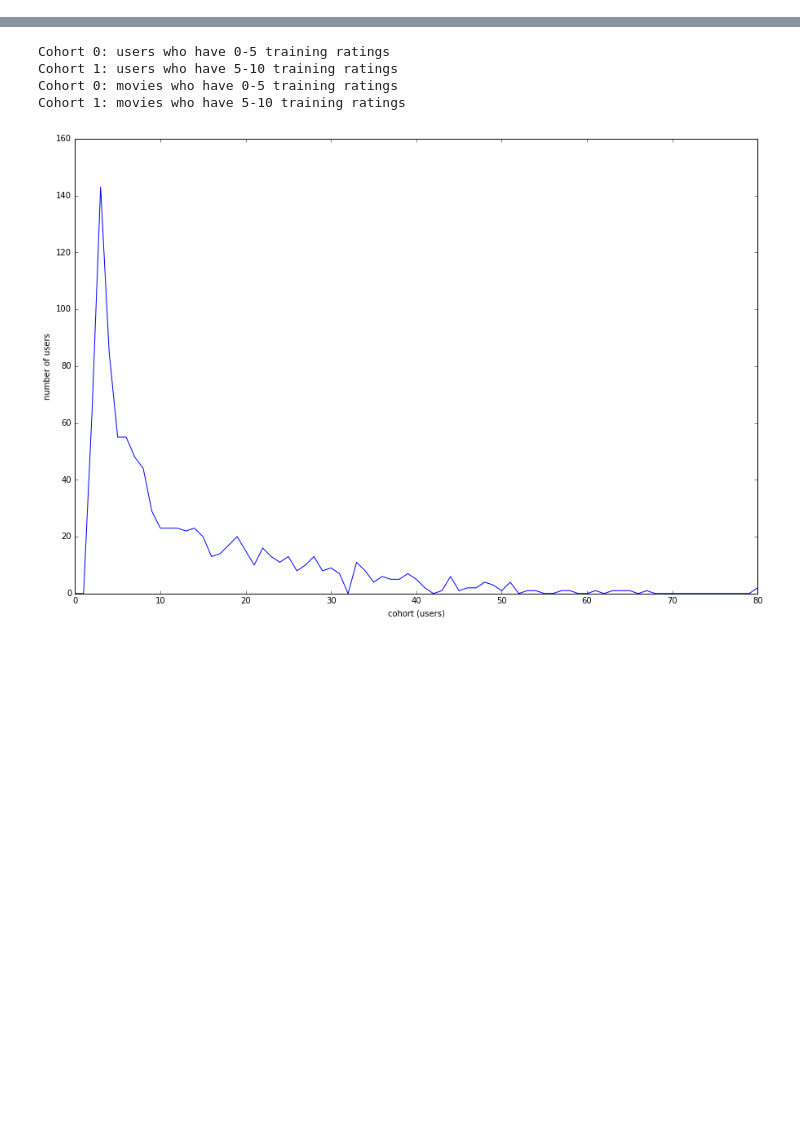
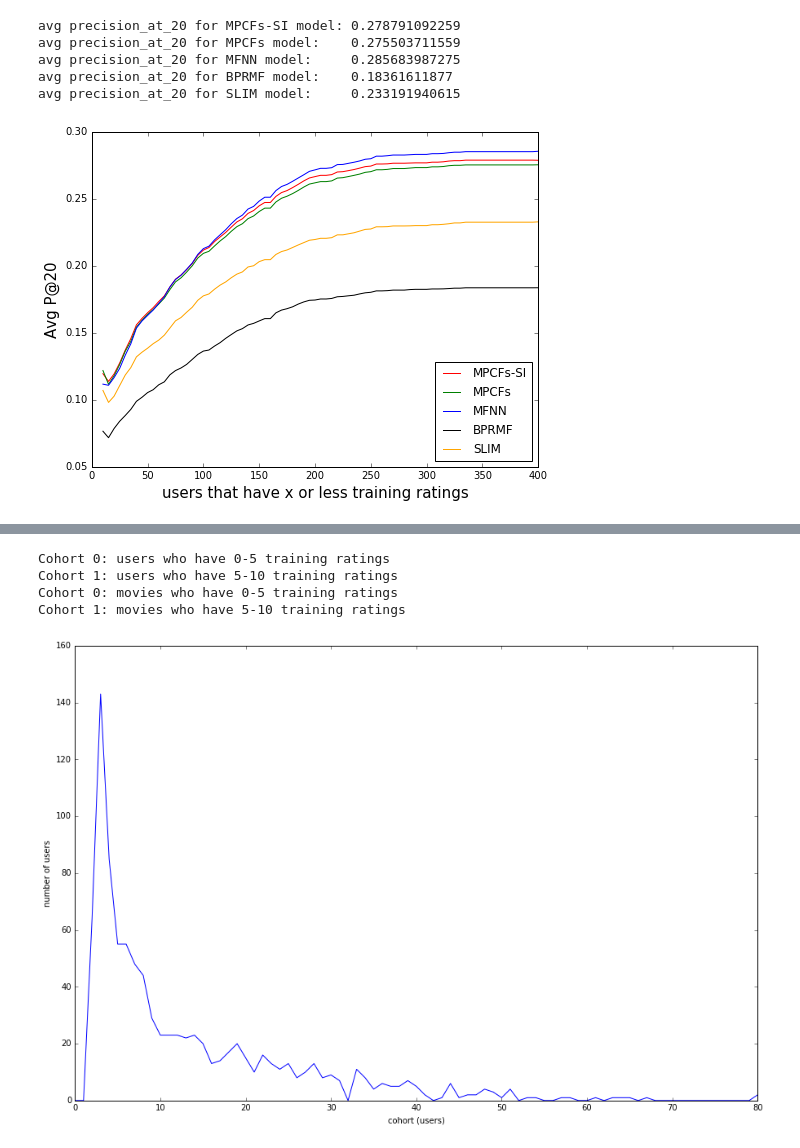
Before and after one commit to marcuniq/bsc-thesis, a Jupyter notebook: code/ipynb/figures for thesis.ipynb, the cells around one changed output, grey strips where cells are left out. Drawn from its saved outputs; the diff is of its cells as text; code cells hidden in the pictures; blank space fills up the shorter version.

```diff
--- a/code/ipynb/figures for thesis.ipynb
+++ b/code/ipynb/figures for thesis.ipynb
@@ -119,0 +150,19 @@ avg auc for MPCFs-SI model:     0.873320369661
+# %%
+step=5
+loc='lower right'
+cum=True
+fig = plot_metric(mpcf_si_metrics, 'precision_at_20', step=step,cumulative=cum,
+                  mlabel='MPCFs-SI',
+                  xlabel='users that have x or less training ratings',
+                  ylabel='Avg P@20', loc=loc)
+fig = plot_metric(mpcf_metrics, 'precision_at_20', step=step,cumulative=cum, mlabel='MPCFs', fig=fig, color='g', loc=loc)
+fig = plot_metric(mfnn_metrics, 'precision_at_20', step=step,cumulative=cum, mlabel='MFNN', fig=fig, color='b', loc=loc)
+fig = plot_metric(bprmf_metrics, 'precision_at_20', step=step,cumulative=cum, mlabel='BPRMF', fig=fig, color='black', loc=loc)
+fig = plot_metric(slim_metrics, 'precision_at_20', step=step,cumulative=cum, mlabel='SLIM', fig=fig, color='orange', loc=loc)
+# %% [output]
+avg precision_at_20 for MPCFs-SI model: 0.278791092259
+avg precision_at_20 for MPCFs model:    0.275503711559
+avg precision_at_20 for MFNN model:     0.285683987275
+avg precision_at_20 for BPRMF model:    0.18361611877
+avg precision_at_20 for SLIM model:     0.233191940615
+[figure, added]
```
Also changed, not shown: parts of 22 cells of this notebook, 3 other files.
